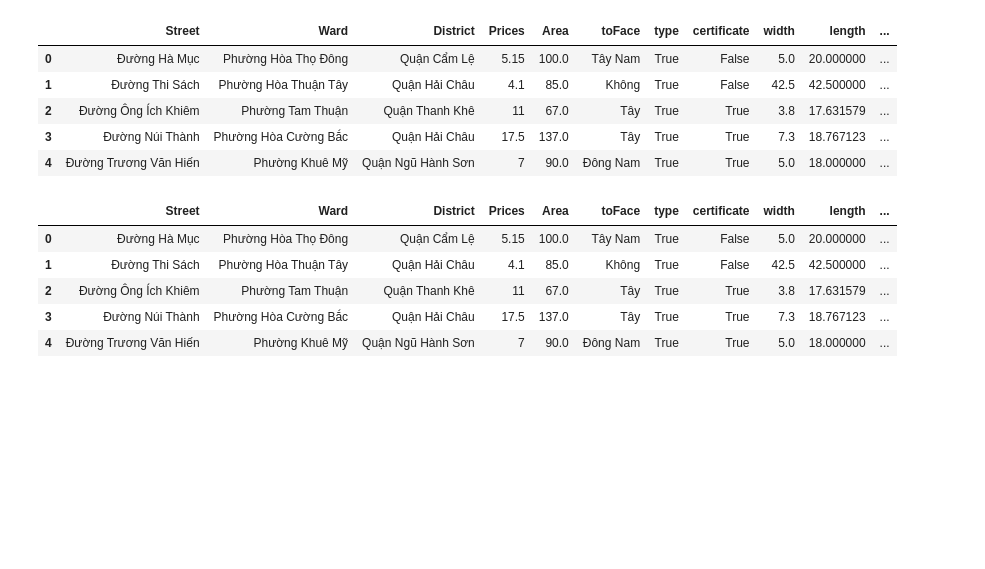
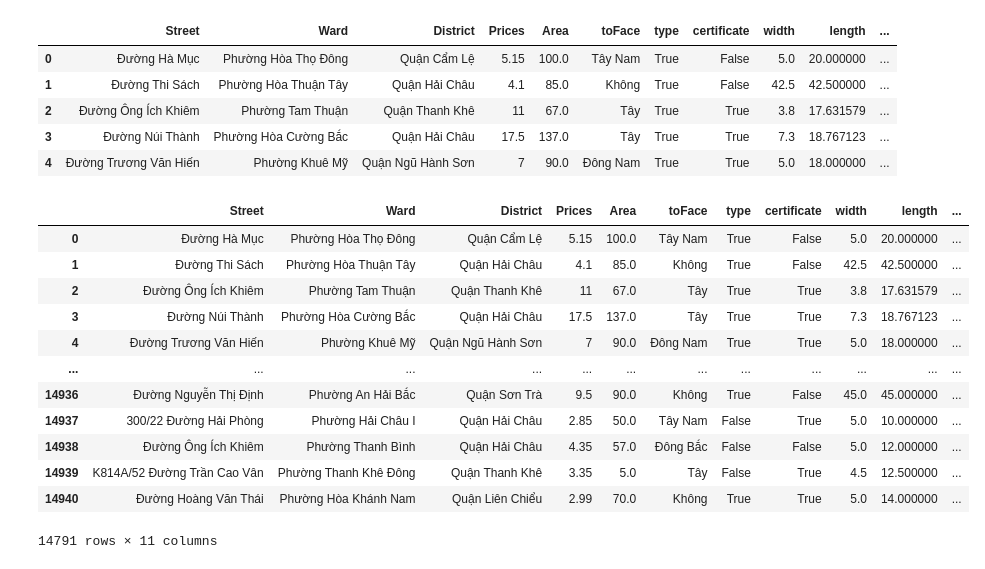
Before and after one commit to Truongquangkhang/Real_estate_in_DaNang, a Jupyter notebook: Khang/Clean_Data.ipynb, the cells around one changed output. Saved outputs shown, nothing was run; the diff lists cells and outputs as text; code cells hidden in the pictures; blank space fills up the shorter version.

```diff
--- a/Khang/Clean_Data.ipynb
+++ b/Khang/Clean_Data.ipynb
@@ -390,11 +374,18 @@ df.head()
 | 3 | Đường Núi Thành | Phường Hòa Cường Bắc | Quận Hải Châu | 17.5 | 137.0 | Tây | True | True | 7.3 | 18.767123 | ... |
 | 4 | Đường Trương Văn Hiến | Phường Khuê Mỹ | Quận Ngũ Hành Sơn | 7 | 90.0 | Đông Nam | True | True | 5.0 | 18.000000 | ... |
 # %%
-df.head()
+df
 # %% [output]
 |  | Street | Ward | District | Prices | Area | toFace | type | certificate | width | length | ... |
 | 0 | Đường Hà Mục | Phường Hòa Thọ Đông | Quận Cẩm Lệ | 5.15 | 100.0 | Tây Nam | True | False | 5.0 | 20.000000 | ... |
 | 1 | Đường Thi Sách | Phường Hòa Thuận Tây | Quận Hải Châu | 4.1 | 85.0 | Không | True | False | 42.5 | 42.500000 | ... |
 | 2 | Đường Ông Ích Khiêm | Phường Tam Thuận | Quận Thanh Khê | 11 | 67.0 | Tây | True | True | 3.8 | 17.631579 | ... |
 | 3 | Đường Núi Thành | Phường Hòa Cường Bắc | Quận Hải Châu | 17.5 | 137.0 | Tây | True | True | 7.3 | 18.767123 | ... |
 | 4 | Đường Trương Văn Hiến | Phường Khuê Mỹ | Quận Ngũ Hành Sơn | 7 | 90.0 | Đông Nam | True | True | 5.0 | 18.000000 | ... |
+| ... | ... | ... | ... | ... | ... | ... | ... | ... | ... | ... | ... |
+| 14936 | Đường Nguyễn Thị Định | Phường An Hải Bắc | Quận Sơn Trà | 9.5 | 90.0 | Không | True | False | 45.0 | 45.000000 | ... |
+| 14937 | 300/22 Đường Hải Phòng | Phường Hải Châu I | Quận Hải Châu | 2.85 | 50.0 | Tây Nam | False | True | 5.0 | 10.000000 | ... |
+| 14938 | Đường Ông Ích Khiêm | Phường Thanh Bình | Quận Hải Châu | 4.35 | 57.0 | Đông Bắc | False | False | 5.0 | 12.000000 | ... |
+| 14939 | K814A/52 Đường Trần Cao Vân | Phường Thanh Khê Đông | Quận Thanh Khê | 3.35 | 5.0 | Tây | False | True | 4.5 | 12.500000 | ... |
+| 14940 | Đường Hoàng Văn Thái | Phường Hòa Khánh Nam | Quận Liên Chiểu | 2.99 | 70.0 | Không | True | True | 5.0 | 14.000000 | ... |
+14791 rows × 11 columns
```
Also changed, not shown: parts of 4 cells of this notebook.
